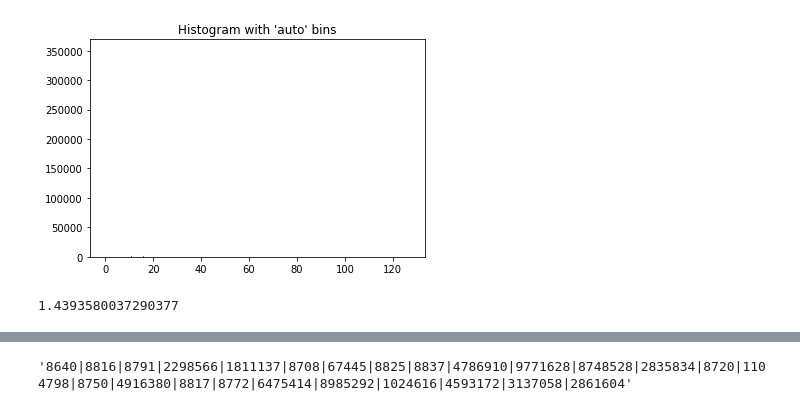
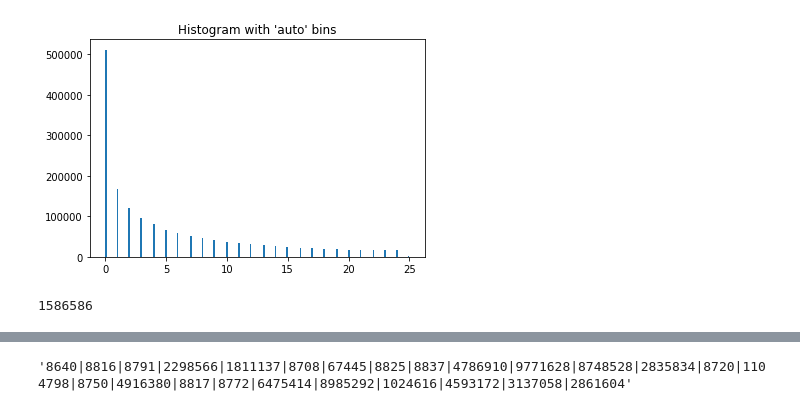
Before and after one commit to feay1234/RSC2019, a Jupyter notebook: Data.ipynb, the cells around one changed output, grey strips where cells are left out. Drawn from its saved outputs; the diff is of its cells as text; code cells hidden in the pictures.

```diff
--- a/Data.ipynb
+++ b/Data.ipynb
@@ -20,0 +79,2 @@ for idx, row in df.iterrows():
+# %%
+clicks = pd.merge(clicks, session_first_row['first_time'], on='session_id')
@@ -20,0 +85,6 @@ for idx, row in df.iterrows():
+# %%
+clicks['duration'] = (clicks['timestamp'] - clicks['first_time']).dt.total_seconds()
+# %%
+clicks['isFilter'] = clicks['current_filters'].isna() * 1
+tmp = ["mobile", "desktop", "tablet"]
+clicks['device'] = clicks['device'].apply(lambda x : tmp.index(x))
@@ -20,0 +169,11 @@ for idx, row in df.iterrows():
+# %%
+from tqdm.autonotebook import tqdm
+
+click_dist = []
+for idx, row in clicks.iterrows():
+    rank = [int(i) for i in row['impressions'].split("|")]
+    gtItem = int(row['reference'])
+    if gtItem in rank:
+        click_dist.append(rank.index(gtItem))
+    else:
+        click_dist.append(25)
@@ -21,13 +182,10 @@ for idx, row in df.iterrows():
 # %%
-%matplotlib inline
-import matplotlib.pyplot as plt
-rng = np.random.RandomState(10)  # deterministic random data
-plt.hist(interactions, bins='auto')  # arguments are passed to np.histogram
+plt.hist(click_dist, bins='auto')  # arguments are passed to np.histogram
 plt.title("Histogram with 'auto' bins")
 plt.show()
 # %% [output]
-[figure, old version]
+[figure, new version]
-# %%
-np.mean(interactions)
-# %% [output]
-1.4393580037290377
+# %%
+len(clicks)
+# %% [output]
+1586586
```
Also changed, not shown: parts of 26 cells of this notebook.
